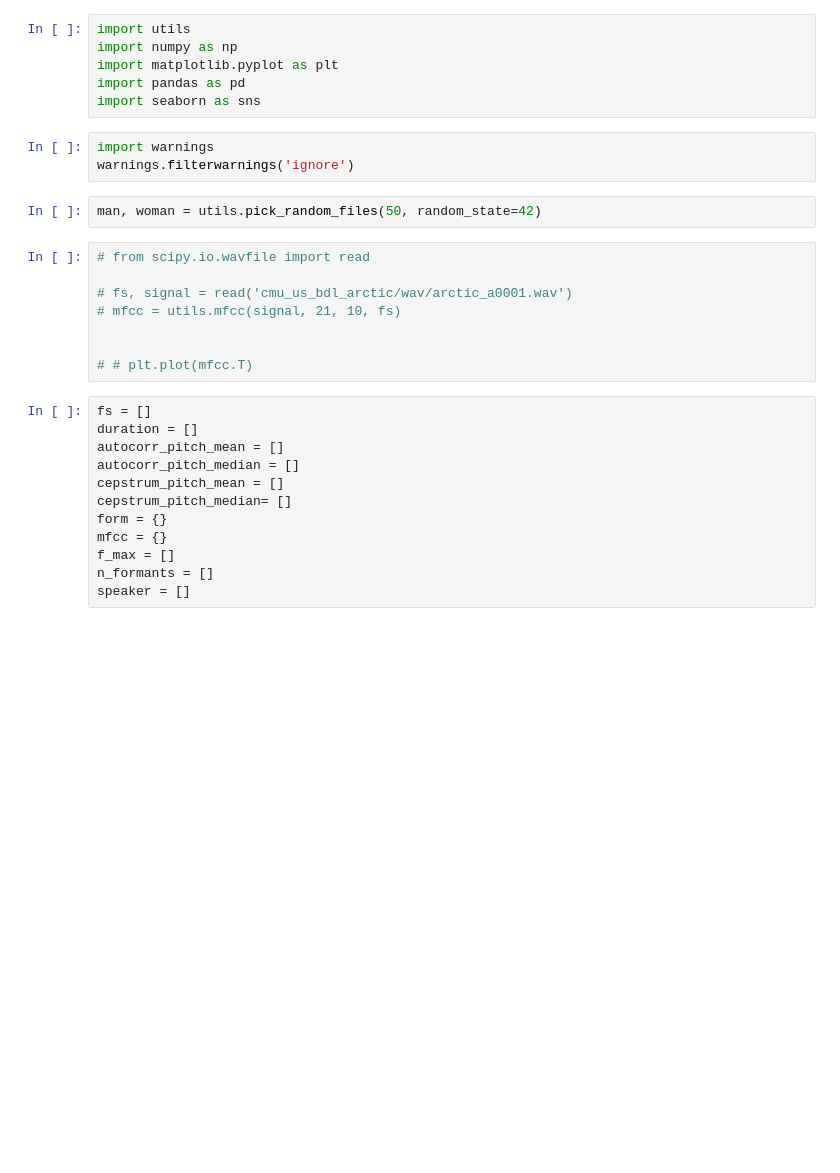
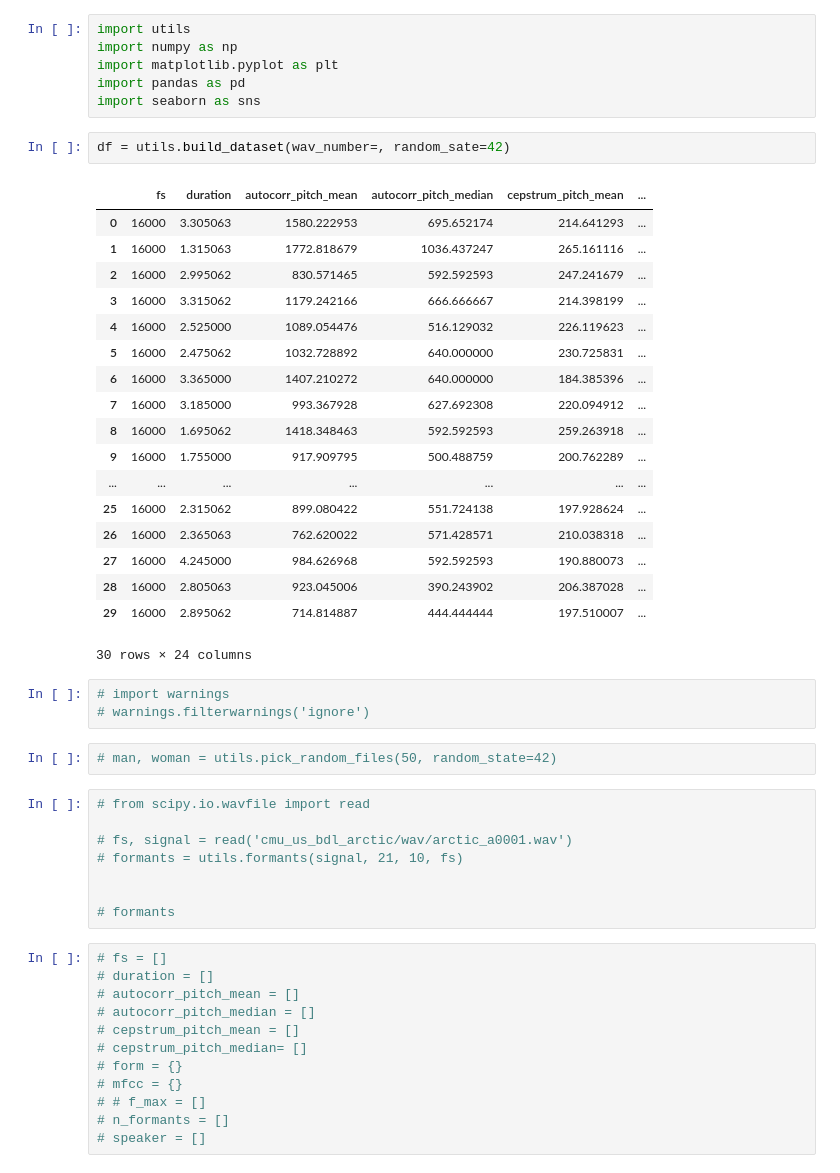
Before and after one commit to lionelGoffaux/signal-project, a Jupyter notebook: create dataset.ipynb, the cells around one changed output. Cells and saved outputs as stored; diff of their text form; blank space fills up the shorter version.

Commit message:
build dataset

```diff
--- a/create dataset.ipynb
+++ b/create dataset.ipynb
@@ -4,28 +4,49 @@ import numpy as np
 import matplotlib.pyplot as plt
 import pandas as pd
 import seaborn as sns
+# %%
+df = utils.build_dataset(wav_number=, random_sate=42)
+# %% [output]
+|  | fs | duration | autocorr_pitch_mean | autocorr_pitch_median | cepstrum_pitch_mean | ... |
+| 0 | 16000 | 3.305063 | 1580.222953 | 695.652174 | 214.641293 | ... |
+| 1 | 16000 | 1.315063 | 1772.818679 | 1036.437247 | 265.161116 | ... |
+| 2 | 16000 | 2.995062 | 830.571465 | 592.592593 | 247.241679 | ... |
+| 3 | 16000 | 3.315062 | 1179.242166 | 666.666667 | 214.398199 | ... |
+| 4 | 16000 | 2.525000 | 1089.054476 | 516.129032 | 226.119623 | ... |
+| 5 | 16000 | 2.475062 | 1032.728892 | 640.000000 | 230.725831 | ... |
+| 6 | 16000 | 3.365000 | 1407.210272 | 640.000000 | 184.385396 | ... |
+| 7 | 16000 | 3.185000 | 993.367928 | 627.692308 | 220.094912 | ... |
+| 8 | 16000 | 1.695062 | 1418.348463 | 592.592593 | 259.263918 | ... |
+| 9 | 16000 | 1.755000 | 917.909795 | 500.488759 | 200.762289 | ... |
+| ... | ... | ... | ... | ... | ... | ... |
+| 25 | 16000 | 2.315062 | 899.080422 | 551.724138 | 197.928624 | ... |
+| 26 | 16000 | 2.365063 | 762.620022 | 571.428571 | 210.038318 | ... |
+| 27 | 16000 | 4.245000 | 984.626968 | 592.592593 | 190.880073 | ... |
+| 28 | 16000 | 2.805063 | 923.045006 | 390.243902 | 206.387028 | ... |
+| 29 | 16000 | 2.895062 | 714.814887 | 444.444444 | 197.510007 | ... |
+30 rows × 24 columns
 # %%
-import warnings
-warnings.filterwarnings('ignore')
+# import warnings
+# warnings.filterwarnings('ignore')
 # %%
-man, woman = utils.pick_random_files(50, random_state=42)
+# man, woman = utils.pick_random_files(50, random_state=42)
 # %%
 # from scipy.io.wavfile import read
 
 # fs, signal = read('cmu_us_bdl_arctic/wav/arctic_a0001.wav')
-# mfcc = utils.mfcc(signal, 21, 10, fs)
+# formants = utils.formants(signal, 21, 10, fs)
 
 
-# # plt.plot(mfcc.T)
+# formants
 # %%
-fs = []
-duration = []
-autocorr_pitch_mean = []
-autocorr_pitch_median = []
-cepstrum_pitch_mean = []
-cepstrum_pitch_median= []
-form = {}
-mfcc = {}
-f_max = []
-n_formants = []
-speaker = []
+# fs = []
+# duration = []
+# autocorr_pitch_mean = []
+# autocorr_pitch_median = []
+# cepstrum_pitch_mean = []
+# cepstrum_pitch_median= []
+# form = {}
+# mfcc = {}
+# # f_max = []
+# n_formants = []
+# speaker = []
```
Also changed, not shown: parts of 15 cells of this notebook, 1 other file.
